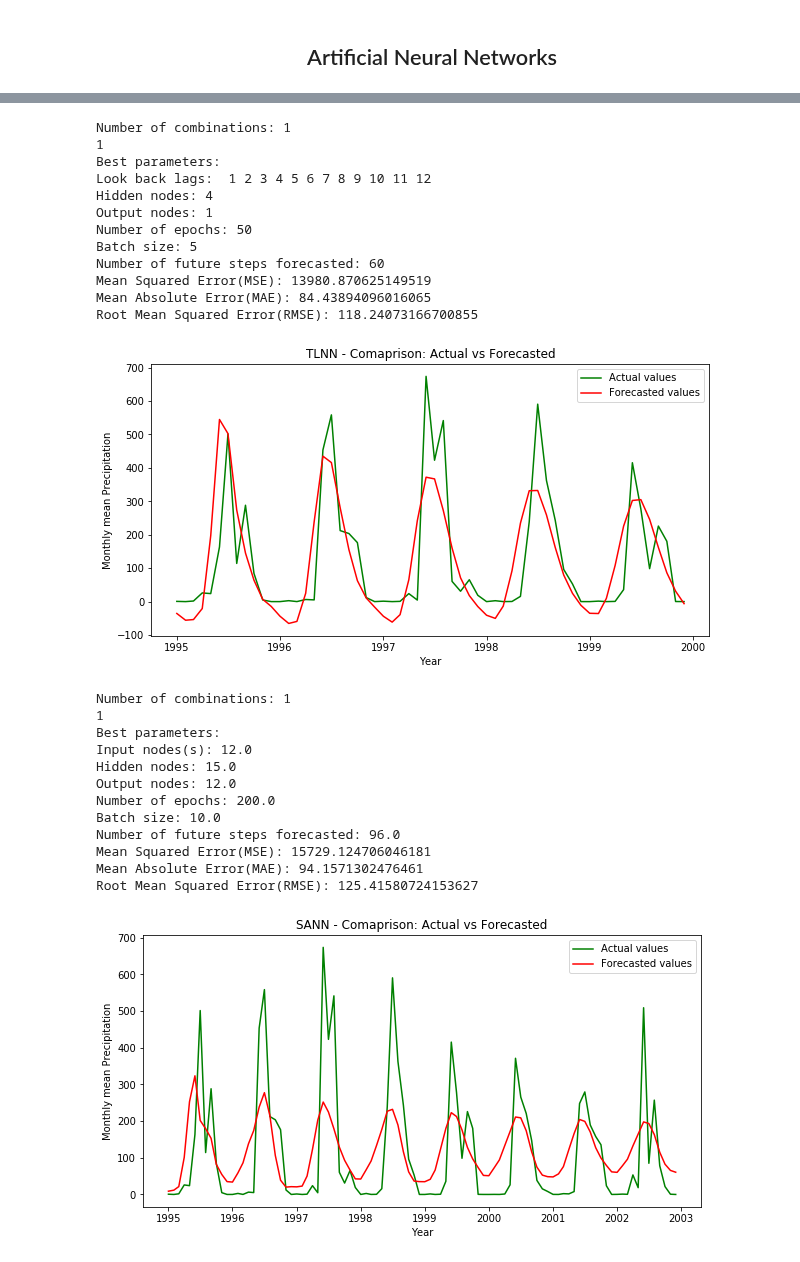
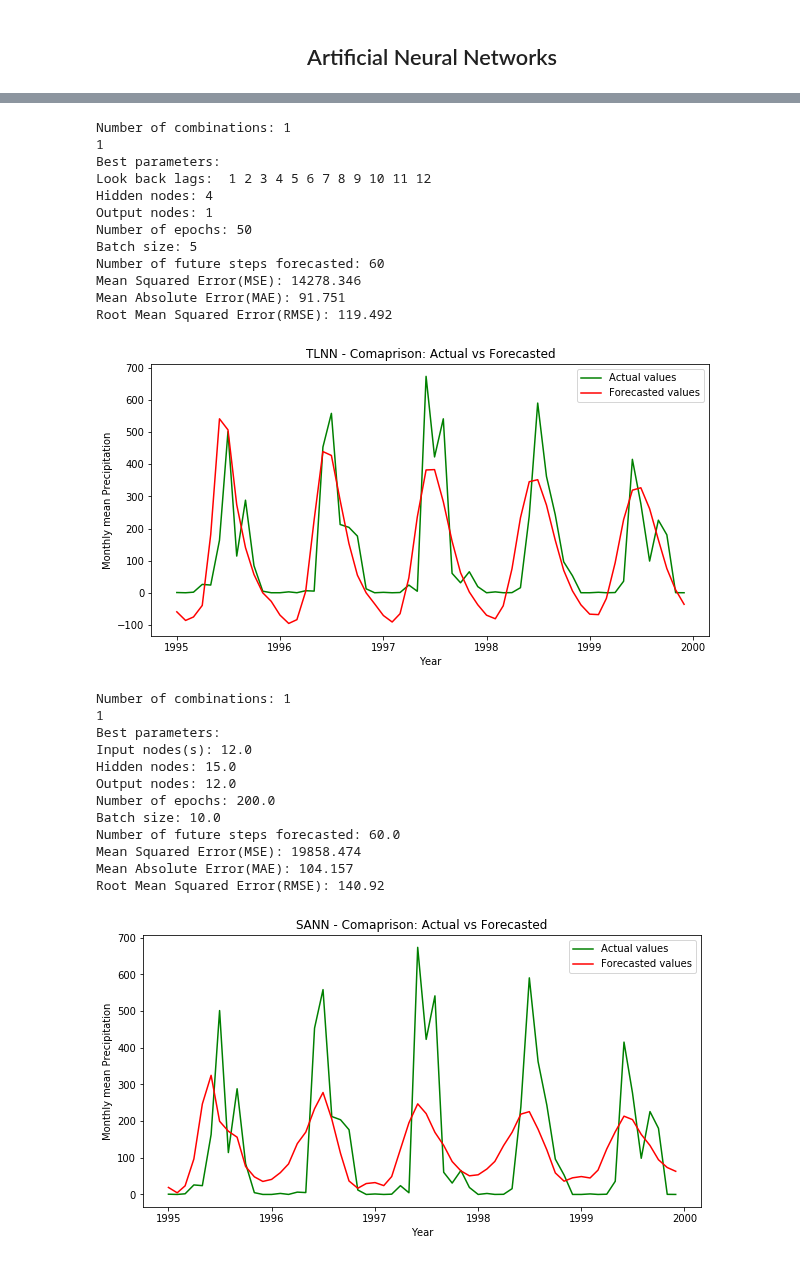
Before and after one commit to Abhishekmamidi123/Time-Series-Forecasting, a Jupyter notebook: Pune_precipitation_analyis_1972_to_2002/Artificial_Neural_Networks.ipynb, the cells around one changed output, grey strips where cells are left out. Drawn from its saved outputs; the diff is of its cells as text; code cells hidden in the pictures.

```diff
--- a/Pune_precipitation_analyis_1972_to_2002/Artificial_Neural_Networks.ipynb
+++ b/Pune_precipitation_analyis_1972_to_2002/Artificial_Neural_Networks.ipynb
@@ -127,7 +126,7 @@ def calculate_performance(y_true, y_pred):
     mae = mean_absolute_error(y_true, y_pred)
     mape = mean_absolute_percentage_error(y_true, y_pred)
     rmse = root_mean_squared_error(y_true, y_pred)
-    return mse, mae, mape, rmse
+    return round(mse, 3), round(mae, 3), round(mape, 3), round(rmse, 3)
 # %%
 def plot_keras_model(model, show_shapes=True, show_layer_names=True):
     return SVG(model_to_dot(model, show_shapes=show_shapes, show_layer_names=show_layer_names).create(prog='dot',format='svg'))
@@ -137,8 +136,8 @@ def get_combinations(parameters):
 # %%
 def create_NN(input_nodes, hidden_nodes, output_nodes):
     model = Sequential()
-    model.add(Dense(hidden_nodes, input_dim=input_nodes))
-    model.add(Dense(output_nodes))
+    model.add(Dense(int(hidden_nodes), input_dim=int(input_nodes)))
+    model.add(Dense(int(output_nodes)))
     model.compile(loss='mean_squared_error', optimizer='adam')
     return model
 # %%
@@ -364,10 +363,16 @@ def analyze_results(data_frame, test_rainfall_data, name, flag=False):
 
     print('Best parameters: ')
     if (name == 'FNN'):
+        model = create_NN(optimized_params.look_back,
+                          optimized_params.hidden_nodes,
+                          optimized_params.output_nodes)
         print('Input nodes(p): ' + str(optimized_params.look_back))
         print('Hidden nodes: ' + str(optimized_params.hidden_nodes))
         print('Output nodes: ' + str(optimized_params.output_nodes))
     elif (name == 'TLNN'):
+        model = create_NN(len(optimized_params.look_back_lags),
+                          optimized_params.hidden_nodes,
+                          optimized_params.output_nodes)
         s = ''
         for i in optimized_params.look_back_lags:
             s = s+' '+str(i)
@@ -375,6 +380,9 @@ def analyze_results(data_frame, test_rainfall_data, name, flag=False):
         print('Hidden nodes: ' + str(optimized_params.hidden_nodes))
         print('Output nodes: ' + str(optimized_params.output_nodes))
     else:
+        model = create_NN(optimized_params.seasonal_period,
+                          optimized_params.hidden_nodes,
+                          optimized_params.seasonal_period)
         print('Input nodes(s): ' + str(optimized_params.seasonal_period))
         print('Hidden nodes: ' + str(optimized_params.hidden_nodes))
         print('Output nodes: ' + str(optimized_params.seasonal_period))
@@ -386,6 +394,13 @@ def analyze_results(data_frame, test_rainfall_data, name, flag=False):
     print('Mean Absolute Error(MAE): ' + str(optimized_params.MAE))
     print('Root Mean Squared Error(RMSE): ' + str(optimized_params.RMSE))
 
+    # Save model
+    from keras.utils import plot_model
+    plot_model(model, to_file = STORAGE_FOLDER + name + '_best_fit_model.png', show_shapes=True, show_layer_names=True)
+
+    # Save data
+    data_frame.to_csv(STORAGE_FOLDER + name + '_information.csv')
+    optimized_params.to_csv(STORAGE_FOLDER + name + '_optimized_values.csv')
 
     plt.figure(figsize=(10,5))
     plt.plot(y_true, color='green', label='Actual values')
@@ -395,12 +410,14 @@ def analyze_results(data_frame, test_rainfall_data, name, flag=False):
     plt.legend(loc='best')
     if (flag==False):
         plt.title(name + ' - Comaprison: Actual vs Forecasted')
-        plt.savefig('best_' + name + '.png')
+        plt.savefig(STORAGE_FOLDER + name + '_best_forecast'  + '.png')
     else:
         plt.title('Best of all: ' + name + ' - Comaprison: Actual vs Forecasted')
-        plt.savefig('best_of_all_ ' + name + '.png')
+        plt.savefig(STORAGE_FOLDER + 'BEST_FORECAST_' + name + '.png')
 
     return optimized_params
+# %%
+future_steps = 60
 # %%
 # look_back, hidden_nodes, output_nodes, epochs, batch_size, future_steps
 
@@ -424,8 +441,8 @@ Root Mean Squared Error(RMSE): 124.26250281463835
 # %%
 # time_lagged_points, hidden_nodes, output_nodes, epochs, batch_size, future_steps
 
-parameters = [[[1,2,3,4,5,6,7,8,9,10,11,12]], [4], [1], [50], [5], [60]]
-information_TLNN_df = get_accuracies_TLNN(rainfall_data, test_rainfall_data, parameters, scaler)
+parameters_TLNN = [[[1,2,3,4,5,6,7,8,9,10,11,12]], [4], [1], [50], [5], [future_steps]]
+information_TLNN_df = get_accuracies_TLNN(rainfall_data, test_rainfall_data, parameters_TLNN, scaler)
 optimized_params_TLNN = analyze_results(information_TLNN_df, test_rainfall_data, 'TLNN')
 # %% [output]
 Number of combinations: 1
@@ -437,30 +454,30 @@ Output nodes: 1
 Number of epochs: 50
 Batch size: 5
 Number of future steps forecasted: 60
-Mean Squared Error(MSE): 13980.870625149519
-Mean Absolute Error(MAE): 84.43894096016065
-Root Mean Squared Error(RMSE): 118.24073166700855
+Mean Squared Error(MSE): 14278.346
+Mean Absolute Error(MAE): 91.751
+Root Mean Squared Error(RMSE): 119.492
-[figure, old version]
+[figure, new version]
 # %%
 # seasonal_period, hidden_nodes, epochs, batch_size, future_steps
 
-parameters = [[12], [15], [200], [10], [96]]
-information_SANN_df = get_accuracies_SANN(rainfall_data, test_rainfall_data, parameters, scaler)
+parameters_SANN = [[12], [15], [200], [10], [future_steps]]
+information_SANN_df = get_accuracies_SANN(rainfall_data, test_rainfall_data, parameters_SANN, scaler)
 optimized_params_SANN = analyze_results(information_SANN_df, test_rainfall_data, 'SANN')
 # %% [output]
 Number of combinations: 1
 1
 Best parameters:
 Input nodes(s): 12.0
 Hidden nodes: 15.0
 Output nodes: 12.0
 Number of epochs: 200.0
 Batch size: 10.0
-Number of future steps forecasted: 96.0
-Mean Squared Error(MSE): 15729.124706046181
-Mean Absolute Error(MAE): 94.1571302476461
-Root Mean Squared Error(RMSE): 125.41580724153627
+Number of future steps forecasted: 60.0
+Mean Squared Error(MSE): 19858.474
+Mean Absolute Error(MAE): 104.157
+Root Mean Squared Error(RMSE): 140.92
-[figure, old version]
+[figure, new version]
 # %%
 def best_of_all(list_of_methods):
     RMSE_values = [x.RMSE for x in list_of_methods]
```
Also changed, not shown: parts of 5 cells of this notebook.
